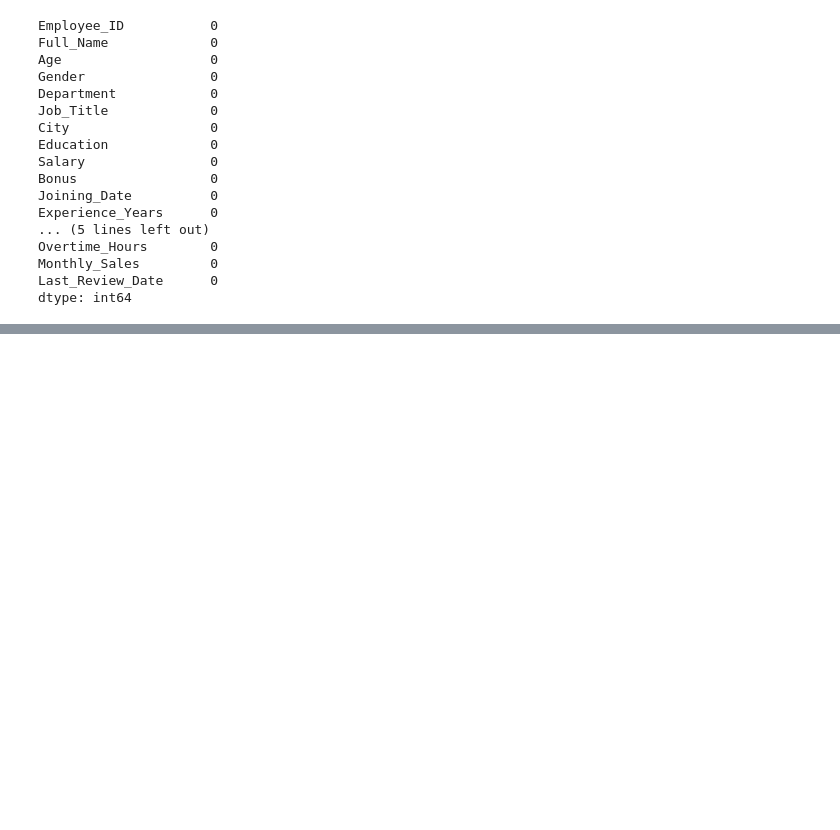
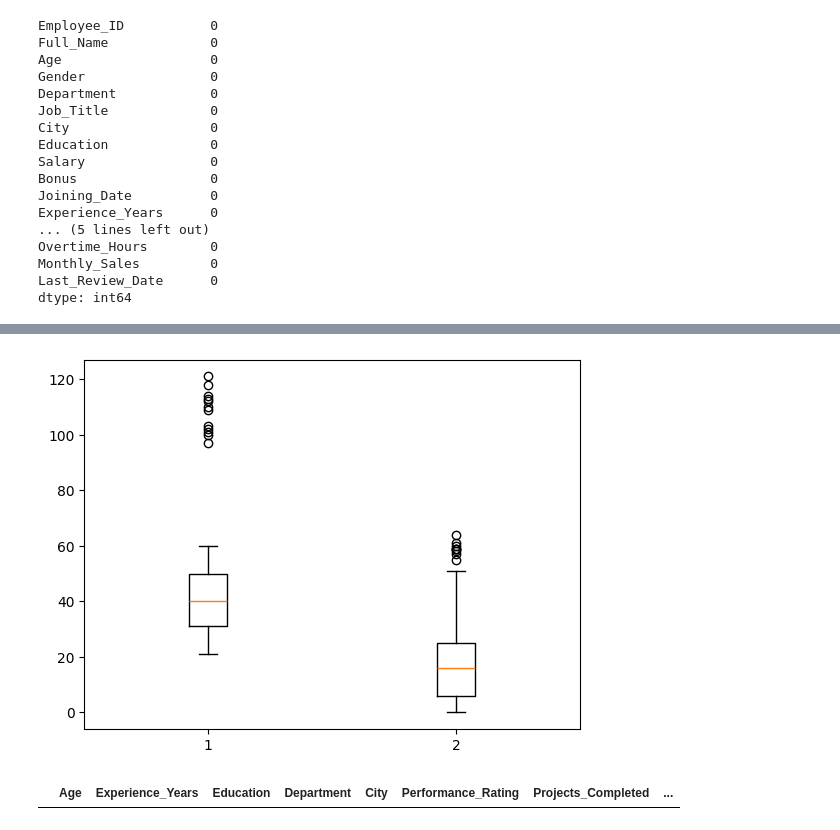
Before and after one commit to roshan-pardeshi/machine-learning, a Jupyter notebook: machine learning/Untitled3.ipynb, the cells around one changed output, grey strips where cells are left out. Saved outputs shown, nothing was run; the diff lists cells and outputs as text; code cells hidden in the pictures; blank space fills up the shorter version.

```diff
--- a/machine learning/Untitled3.ipynb
+++ b/machine learning/Untitled3.ipynb
@@ -643,0 +1060,17 @@ plt.show()
+# %%
+plt.boxplot(df[["Age","Experience_Years"]])
+plt.show()
+# %% [output]
+[figure, added]
+# %%
+Q1 = df["Annual_Salary"].quantile(0.25)
+Q3 = df["Annual_Salary"].quantile(0.75)
+
+IQR  = Q3-Q1
+
+low = Q1-1.5*(IQR)
+high = Q3+1.5*(IQR)
+# df.drop(df[df["Annual_Salary"]<low].index,inplace=True)
+df[df["Annual_Salary"]<low]
+# %% [output]
+|  | Age | Experience_Years | Education | Department | City | Performance_Rating | Projects_Completed | ... |
```
Also changed, not shown: parts of 82 cells of this notebook.
